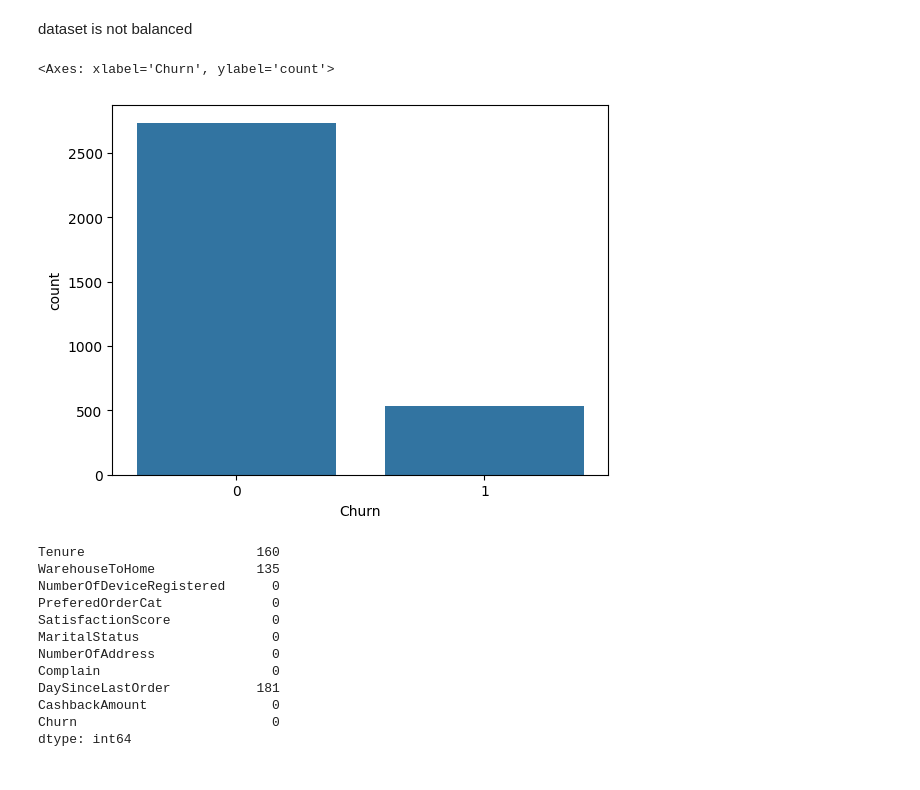
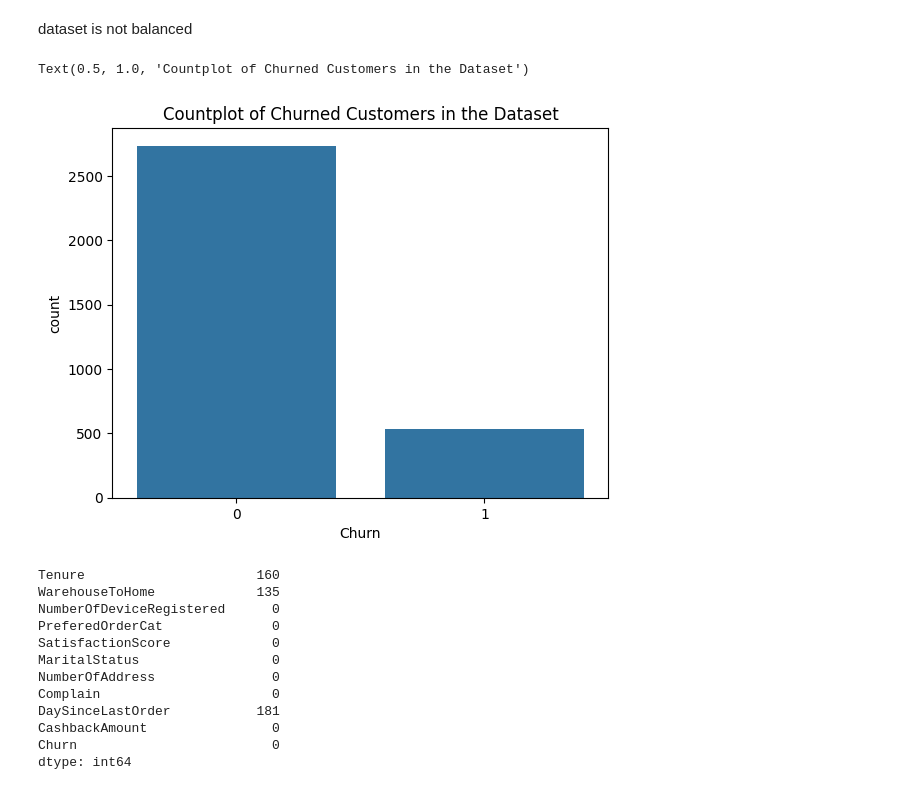
Before and after one commit to amfejosi/Module3Capstone, a Jupyter notebook: Capstone Module 3 Notebook.ipynb, the cells around one changed output. Cells and saved outputs as stored; diff of their text form; code cells hidden in the pictures.

```diff
--- a/Capstone Module 3 Notebook.ipynb
+++ b/Capstone Module 3 Notebook.ipynb
@@ -159,9 +161,10 @@ Name: proportion, dtype: float64
 dataset is not balanced
 # %%
 sns.countplot(data = df, x = "Churn")
+plt.title("Countplot of Churned Customers in the Dataset")
 # %% [output]
-<Axes: xlabel='Churn', ylabel='count'>
+Text(0.5, 1.0, 'Countplot of Churned Customers in the Dataset')
-[figure, old version]
+[figure, new version]
 # %%
 # check missing values
 df.isna().sum()
```
Also changed, not shown: parts of 37 cells of this notebook, 24 other files.
